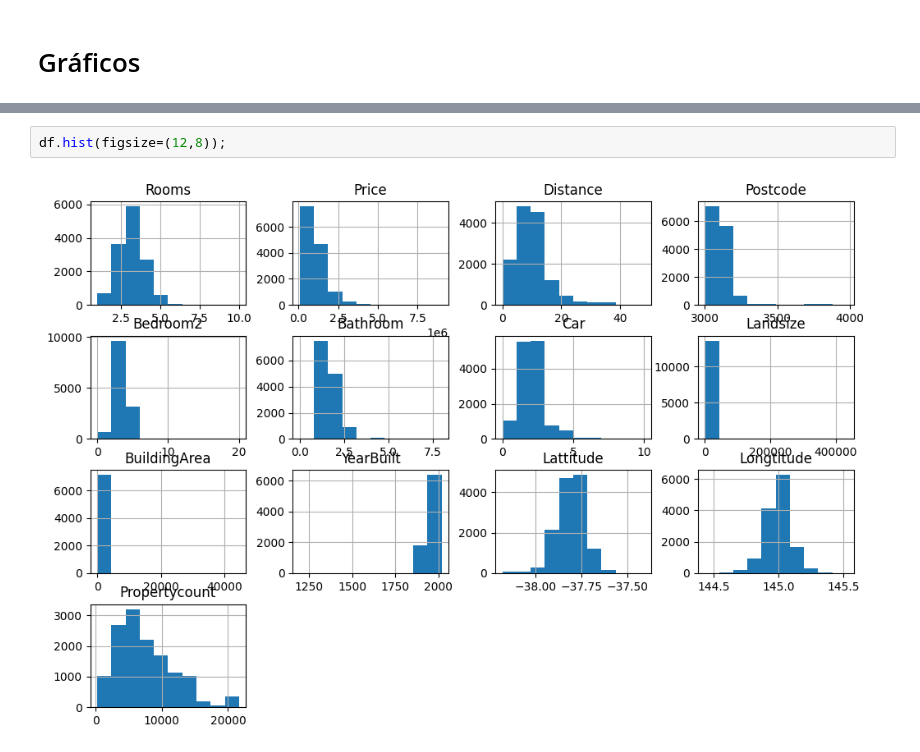
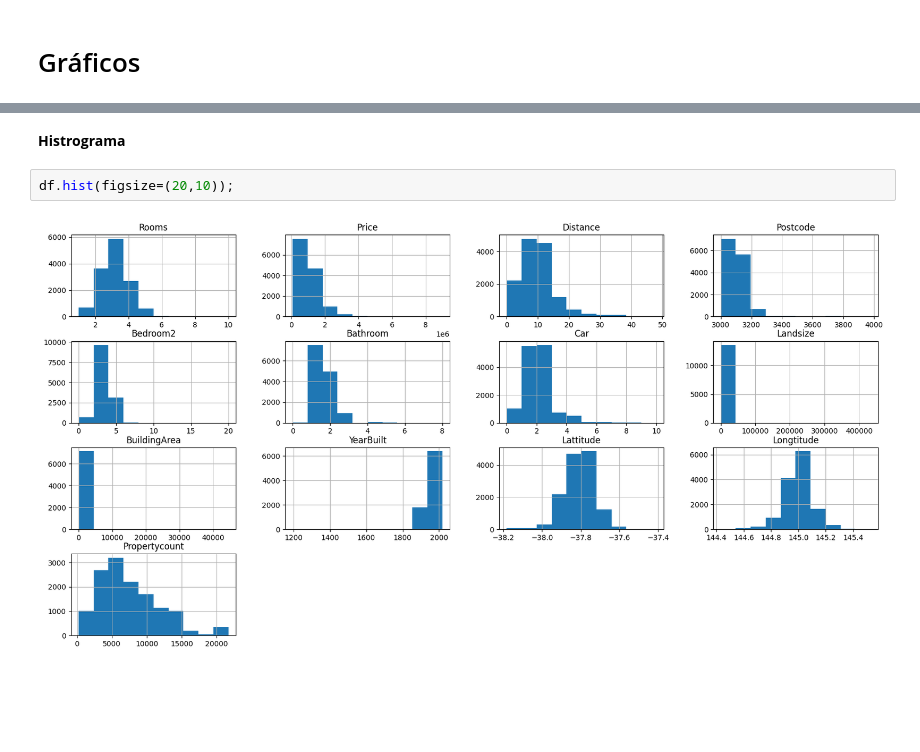
Before and after one commit to GaBevilacqua/CD, a Jupyter notebook: Melbourne.ipynb, the cells around one changed output, grey strips where cells are left out. Drawn from its saved outputs; the diff is of its cells as text; blank space fills up the shorter version.

```diff
--- a/Melbourne.ipynb
+++ b/Melbourne.ipynb
@@ -104,4 +113,6 @@ plt.show()
+# %% [markdown]
+**Histrograma**
 # %%
-df.hist(figsize=(12,8));
+df.hist(figsize=(20,10));
 # %% [output]
-[figure, old version]
+[figure, new version]
```
Also changed, not shown: parts of 10 cells of this notebook.
